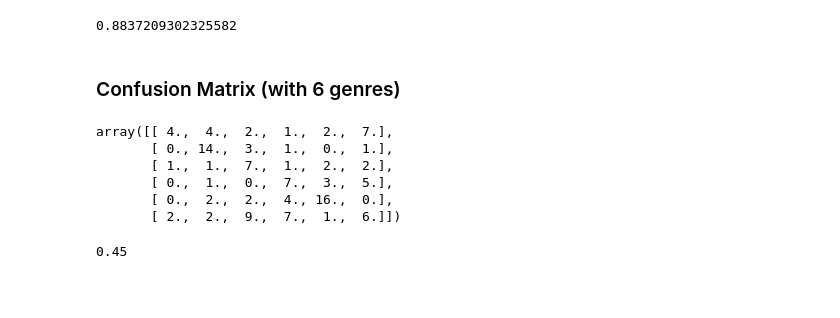
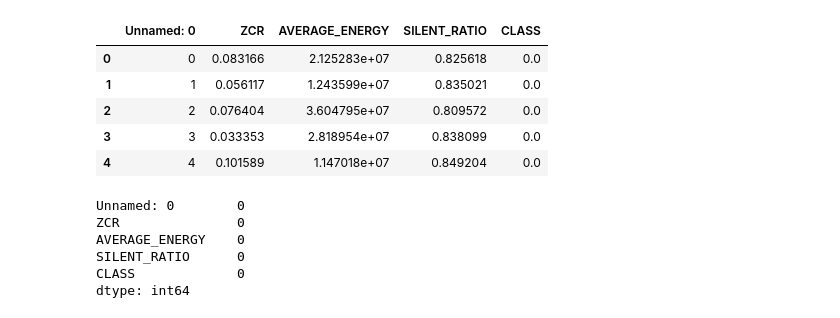
Before and after one commit to Frank01001/Music-Genre-Classification-Project, a Jupyter notebook: jupyter notebooks/NAML_Project_Data_Visualization.ipynb, the cells around one changed output. Drawn from its saved outputs; the diff is of its cells as text; code cells hidden in the pictures; blank space fills up the shorter version.

```diff
--- a/jupyter notebooks/NAML_Project_Data_Visualization.ipynb
+++ b/jupyter notebooks/NAML_Project_Data_Visualization.ipynb
@@ -202,48 +5,19 @@ array([[18.,  1.],
-# %%
-accuracy = confusion_matrix.trace() / confusion_matrix.sum()
-accuracy
-# %% [output]
-0.8837209302325582
-# %% [markdown]
-### Confusion Matrix (with 6 genres)
-# %%
-input_genres = ['blues', 'classical', 'country', 'disco', 'pop', 'rock']
-genre_indices = list()
-k = len(input_genres)
-
-for genre_n in input_genres: genre_indices.append(genre_names.index(genre_n))
-
-confusion_matrix = np.zeros((k,k))
-
-test_set_filter = np.zeros(test_set.shape[0], dtype='bool')
-for j in range(test_set.shape[0]):
-  test_set_filter[j] = test_set_labels[j] in genre_indices
-
-partial_test_set = test_set[test_set_filter,:]
-partial_test_labels = test_set_labels[test_set_filter]
-partial_test_count = partial_test_set.shape[0]
-
-for test_index in range(partial_test_count):
-  true_class_index = partial_test_labels[test_index]
-  true_class = genre_names[true_class_index]
-
-  input_vector = partial_test_set[test_index,:]
-  predicted = classify(input_vector, genres_to_classify = input_genres)
-
-  predicted_index = input_genres.index(predicted)
-
-  confusion_matrix[genre_indices.index(true_class_index), predicted_index] += 1
-
-confusion_matrix
-# %% [output]
-array([[ 4.,  4.,  2.,  1.,  2.,  7.],
-       [ 0., 14.,  3.,  1.,  0.,  1.],
-       [ 1.,  1.,  7.,  1.,  2.,  2.],
-       [ 0.,  1.,  0.,  7.,  3.,  5.],
-       [ 0.,  2.,  2.,  4., 16.,  0.],
-       [ 2.,  2.,  9.,  7.,  1.,  6.]])
-# %%
-accuracy = confusion_matrix.trace() / confusion_matrix.sum()
-accuracy
-# %% [output]
-0.45
+# %%
+data = pd.read_csv('./extracted_dataset.csv')
+data.head()
+# %% [output]
+|  | Unnamed: 0 | ZCR | AVERAGE_ENERGY | SILENT_RATIO | CLASS |
+| 0 | 0 | 0.083166 | 2.125283e+07 | 0.825618 | 0.0 |
+| 1 | 1 | 0.056117 | 1.243599e+07 | 0.835021 | 0.0 |
+| 2 | 2 | 0.076404 | 3.604795e+07 | 0.809572 | 0.0 |
+| 3 | 3 | 0.033353 | 2.818954e+07 | 0.838099 | 0.0 |
+| 4 | 4 | 0.101589 | 1.147018e+07 | 0.849204 | 0.0 |
+# %%
+print(data.isna().sum())
+# %% [output]
+Unnamed: 0        0
+ZCR               0
+AVERAGE_ENERGY    0
+SILENT_RATIO      0
+CLASS             0
+dtype: int64
```
Also changed, not shown: parts of 23 cells of this notebook, 12 other files.
